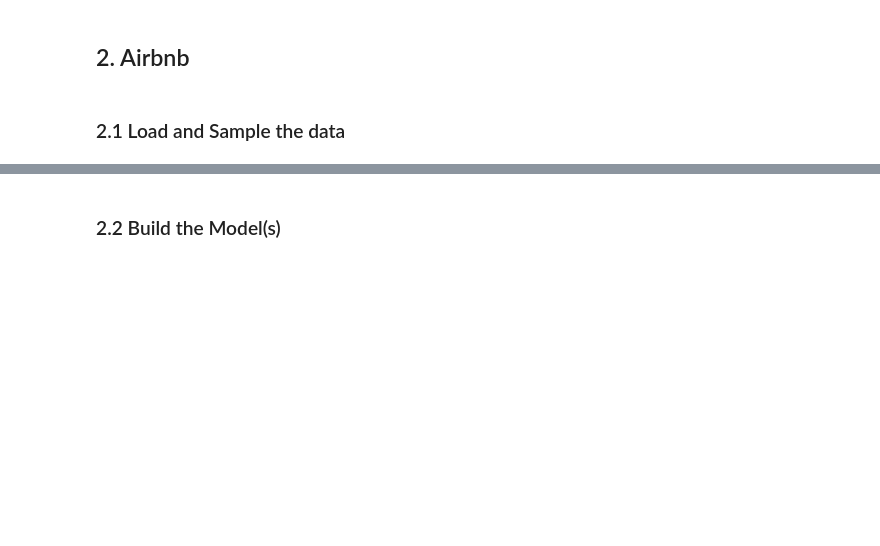
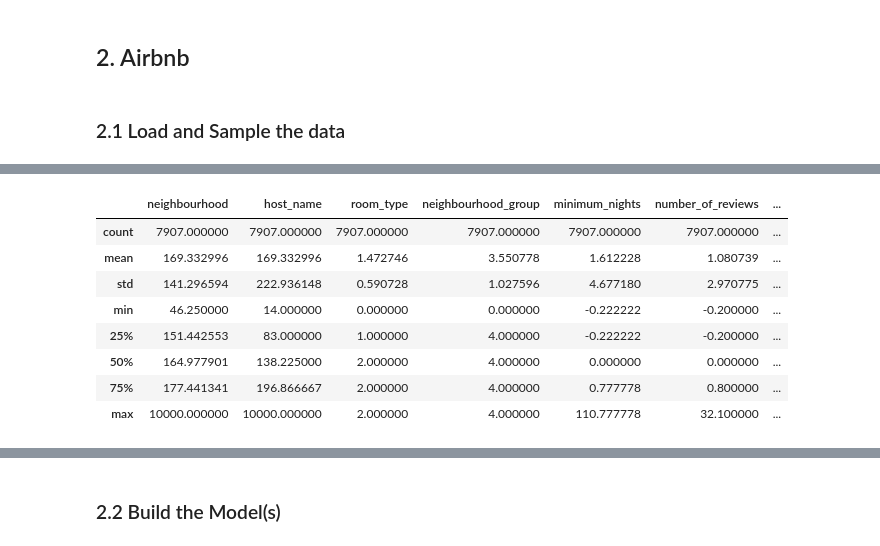
Before and after one commit to SamuelkohP04/Machine-Learning-with-HR-Analytics, a Jupyter notebook: ML_Assignment_2.ipynb, the cells around one changed output, grey strips where cells are left out. Drawn from its saved outputs; the diff is of its cells as text; code cells hidden in the pictures; blank space fills up the shorter version.

Commit message:
Imported airbnb dataset (for regression problem), did a simple random classifier model

```diff
--- a/ML_Assignment_2.ipynb
+++ b/ML_Assignment_2.ipynb
@@ -505,3 +506,5 @@ Number of support vectors 4307
 ## 2. Airbnb
 # %% [markdown]
 ### 2.1 Load and Sample the data
+# %%
+airbnb = pd.read_csv("airbnb_final.csv", index_col=0)  # Sets the first column as the index
@@ -507,0 +520,12 @@ Number of support vectors 4307
+# %%
+airbnb.describe()
+# %% [output]
+|  | neighbourhood | host_name | room_type | neighbourhood_group | minimum_nights | number_of_reviews | ... |
+| count | 7907.000000 | 7907.000000 | 7907.000000 | 7907.000000 | 7907.000000 | 7907.000000 | ... |
+| mean | 169.332996 | 169.332996 | 1.472746 | 3.550778 | 1.612228 | 1.080739 | ... |
+| std | 141.296594 | 222.936148 | 0.590728 | 1.027596 | 4.677180 | 2.970775 | ... |
+| min | 46.250000 | 14.000000 | 0.000000 | 0.000000 | -0.222222 | -0.200000 | ... |
+| 25% | 151.442553 | 83.000000 | 1.000000 | 4.000000 | -0.222222 | -0.200000 | ... |
+| 50% | 164.977901 | 138.225000 | 2.000000 | 4.000000 | 0.000000 | 0.000000 | ... |
+| 75% | 177.441341 | 196.866667 | 2.000000 | 4.000000 | 0.777778 | 0.800000 | ... |
+| max | 10000.000000 | 10000.000000 | 2.000000 | 4.000000 | 110.777778 | 32.100000 | ... |
```
Also changed, not shown: parts of 12 cells of this notebook.
